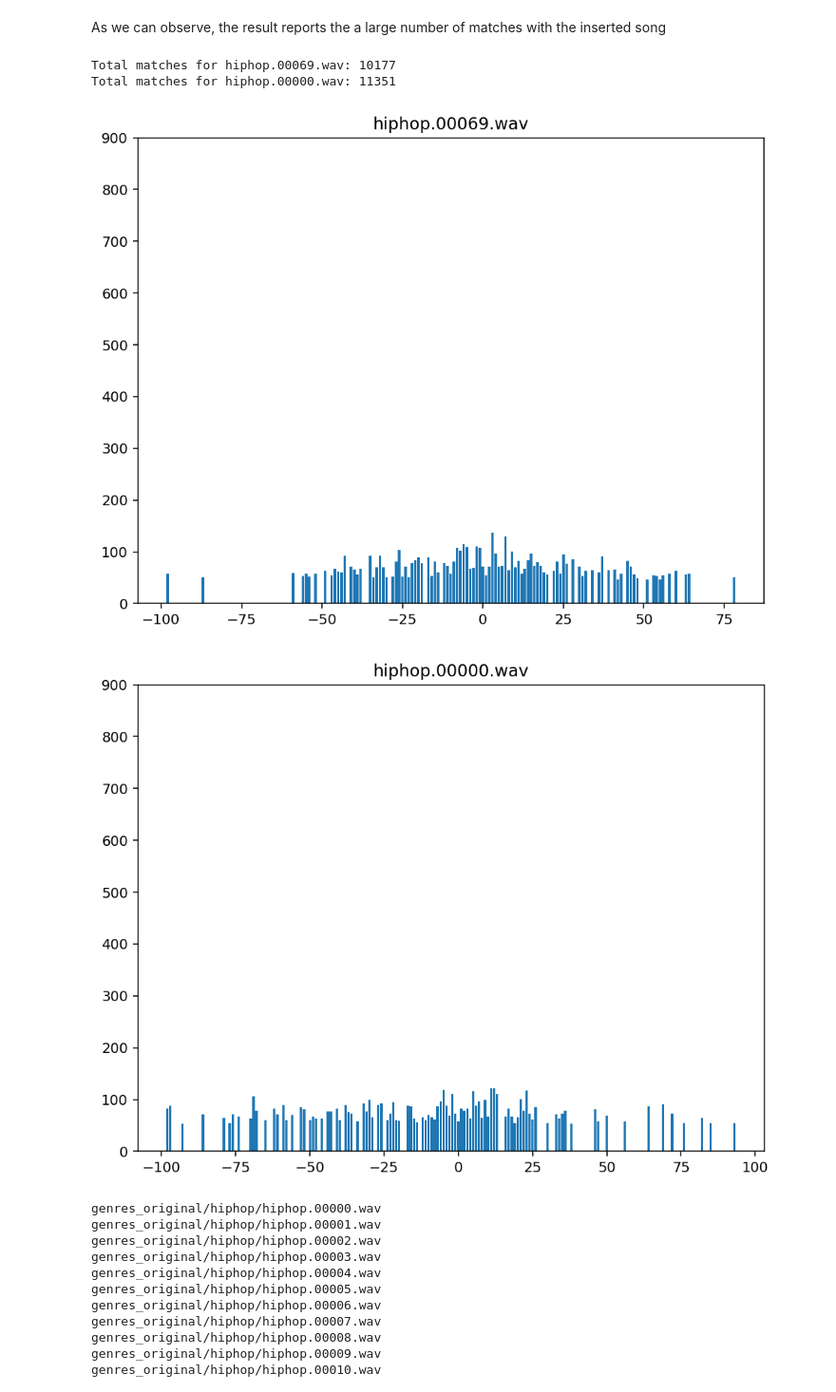
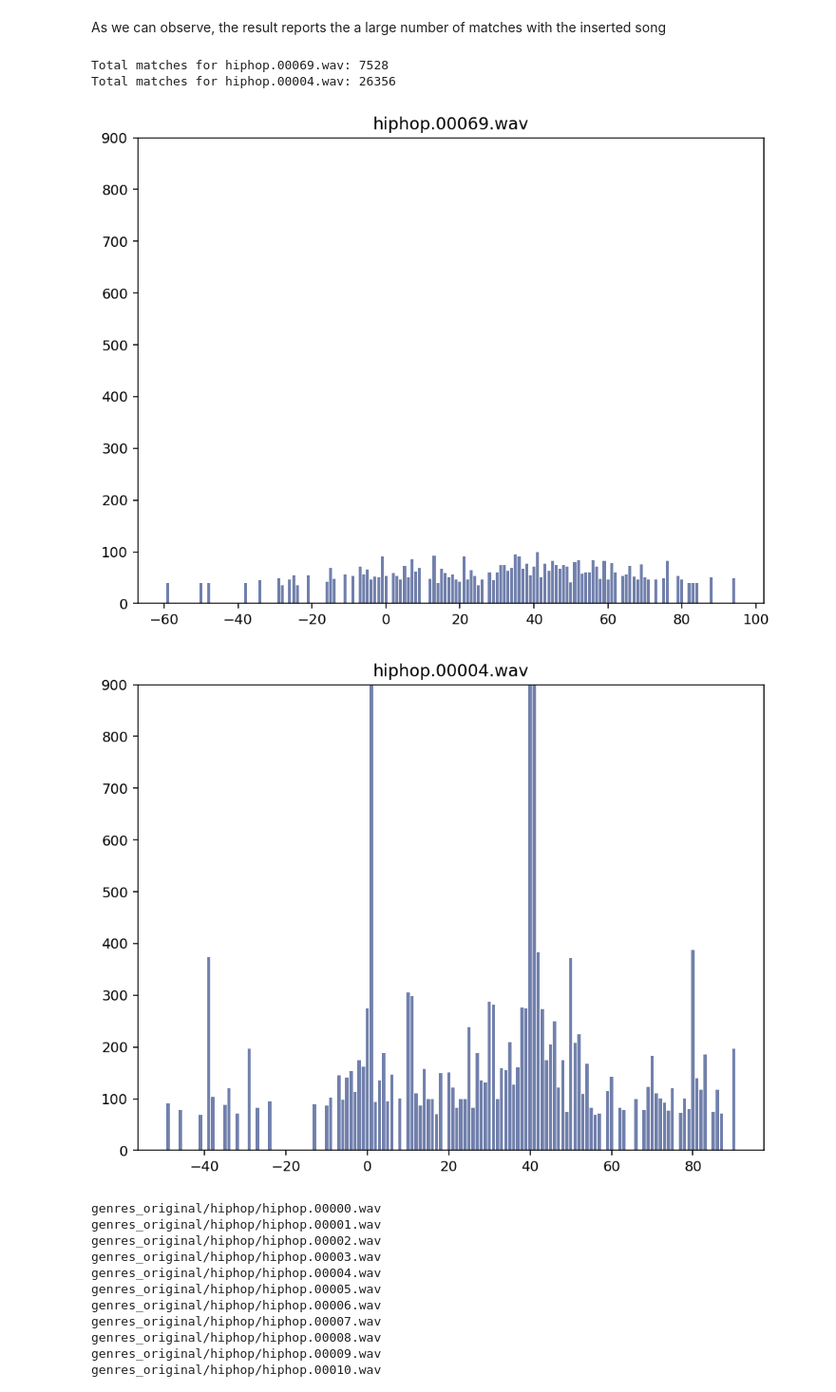
Before and after one commit to exdsgift/Shazam-Clone, a Jupyter notebook: fingerprint_algorithm.ipynb, the cells around one changed output. Shown: that part at 95% size. Cells and saved outputs as stored; diff of their text form; code cells hidden in the pictures.

```diff
--- a/fingerprint_algorithm.ipynb
+++ b/fingerprint_algorithm.ipynb
@@ -26,10 +35,14 @@ for file in os.listdir(dir):
 # %%
 import numpy as np
 import matplotlib.pyplot as plt
+from cycler import cycler
 
 # Set default display parameters
 plt.rcParams['figure.figsize'] = [8, 6]
 plt.rcParams['figure.dpi'] = 140
+plt.rcParams['axes.prop_cycle'] = cycler(color=['#7180AC', '#6A605C', 'b', 'y'])
+plt.rcParams['lines.linewidth'] = 0.5
+plt.rcParams['axes.facecolor'] = 'black'
 
 import scipy
 from scipy import fft, signal
@@ -311,7 +324,7 @@ database = pickle.load(open('database.pickle', 'rb'))
 song_name_index = pickle.load(open("song_index.pickle", "rb"))
 
 # Load a song
-Fs, audio_input = read("genres_original/hiphop/hiphop.00004.wav")
+Fs, audio_input = read("genres_original/hiphop.00004_sample.wav")
 # Create the constellation and hashes
 constellation = create_constellation(audio_input, Fs)
 hashes = create_hashes(constellation, None)
@@ -342,7 +355,7 @@ Song: genres_original/hiphop/hiphop.00027.wav - Matches: 13054
 As we can observe, the result reports the a large number of matches with the inserted song
 # %%
 # Load a short recording with some background noise
-Fs, audio_input = read("genres_original/hiphop/hiphop.00004.wav")
+Fs, audio_input = read("genres_original/hiphop.00004_sample.wav")
 # Create the constellation and hashes
 constellation = create_constellation(audio_input, Fs)
 hashes = create_hashes(constellation, None)
@@ -361,30 +374,32 @@ for hash, (sample_time, _) in hashes.items():
                 matches_per_song[song_id] = []
             matches_per_song[song_id].append((hash, sample_time, source_time))
 # %%
+plt.rcParams['axes.facecolor'] = 'white'
+
 scores = {}
-song_ids = [69, 0] # Song ID=0 is the true match
+song_ids = [69, 4] # Song ID=4 is the true match
 for song_id in song_ids:
     song_name = song_name_index[song_id].split('genres_original/hiphop/')[1]
     matches = matches_per_song[song_id]
     print(f"Total matches for {song_name}: {len(matches)}")
     song_scores_by_offset = {}
     for hash, sample_time, source_time in matches:
         delta = source_time - sample_time
         if delta not in song_scores_by_offset:
             song_scores_by_offset[delta] = 0
         song_scores_by_offset[delta] += 1
     # Produce a histogram
     # For clarity's sake, only plot the 100 largest offsets
     high_scores = list(sorted(song_scores_by_offset.items(), key=lambda x: x[1], reverse=True))[:100]
     plt.figure()
     plt.bar(*zip(*high_scores))
     plt.title(song_name)
     plt.ylim((0, 900))
 # %% [output]
-Total matches for hiphop.00069.wav: 10177
-Total matches for hiphop.00000.wav: 11351
+Total matches for hiphop.00069.wav: 7528
+Total matches for hiphop.00004.wav: 26356
-[figure, old version]
+[figure, new version]
-[figure, old version]
+[figure, new version]
 # %%
 for i in range(20):
    print(song_name_index[i])
```
Also changed, not shown: parts of 8 cells of this notebook, 1 other file.
